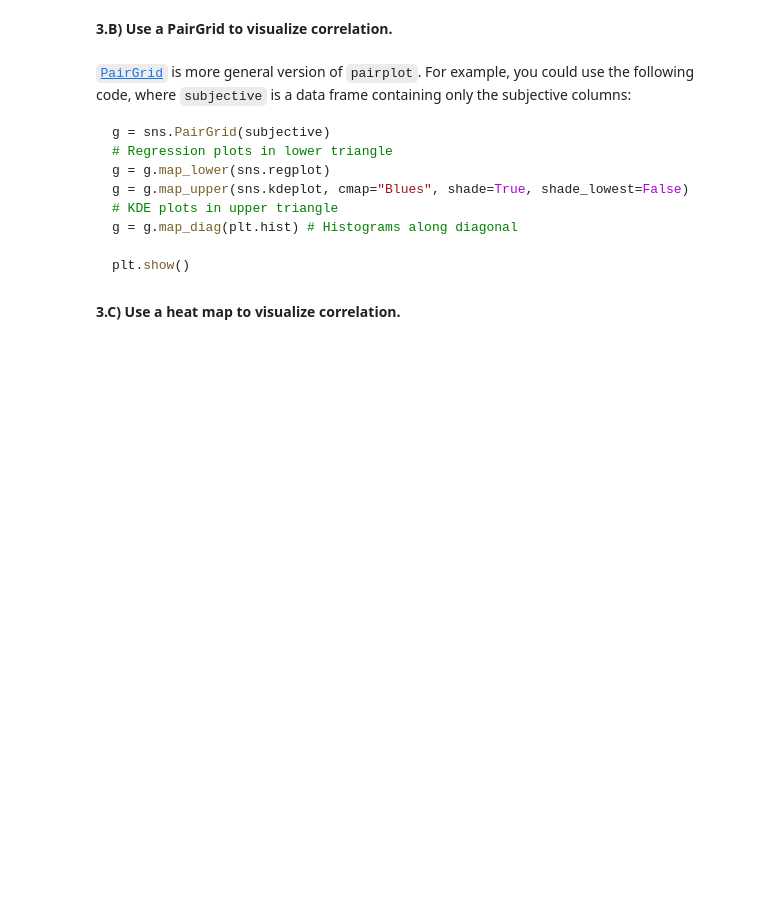
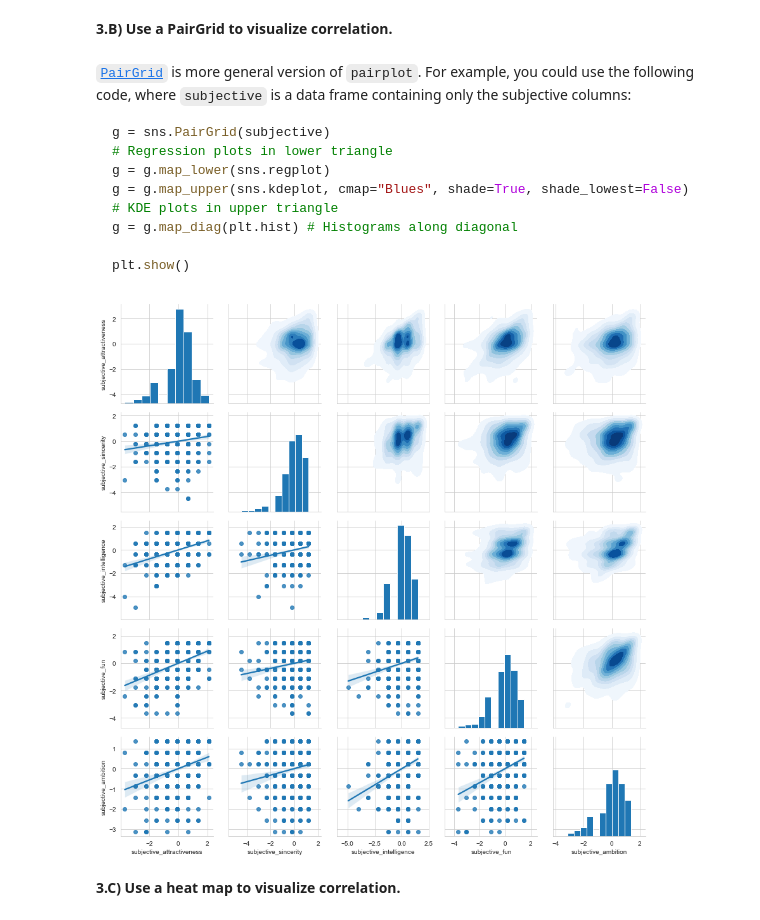
Before and after one commit to Tatadektep/Pca_Lab, a Jupyter notebook: starter-code.ipynb, the cells around one changed output. Drawn from its saved outputs; the diff is of its cells as text; code cells hidden in the pictures; blank space fills up the shorter version.

```diff
--- a/starter-code.ipynb
+++ b/starter-code.ipynb
@@ -90,0 +129,5 @@ sd = pd.read_csv('./datasets/speed_dating.csv')
+# %%
+# A:
+sd = sd[sd.columns[sd.isnull().sum() < 200]]
+# %%
+sd = sd.dropna()
@@ -106,0 +181,6 @@ subjective_cols = [col for col in sd.columns \
+# %%
+# A:
+sc = StandardScaler()
+sd[subjective_cols] = sc.fit_transform(sd[subjective_cols]) # Transform to Z score
+
+# Mean of 0, Std = 1
@@ -123,2 +213,13 @@ plt.show()
+# %%
+# A:
+g = sns.PairGrid(sd[subjective_cols])
+# Regression plots in lower triangle
+g = g.map_lower(sns.regplot)
+g = g.map_upper(sns.kdeplot, cmap="Blues", shade=True, thresh=0.05)  # KDE plots in upper triangle
+g = g.map_diag(plt.hist) # Histograms along diagonal
+
+plt.show()
+# %% [output]
+[figure, added]
 # %% [markdown]
 **3.C) Use a heat map to visualize correlation.**
```
Also changed, not shown: parts of 72 cells of this notebook.
